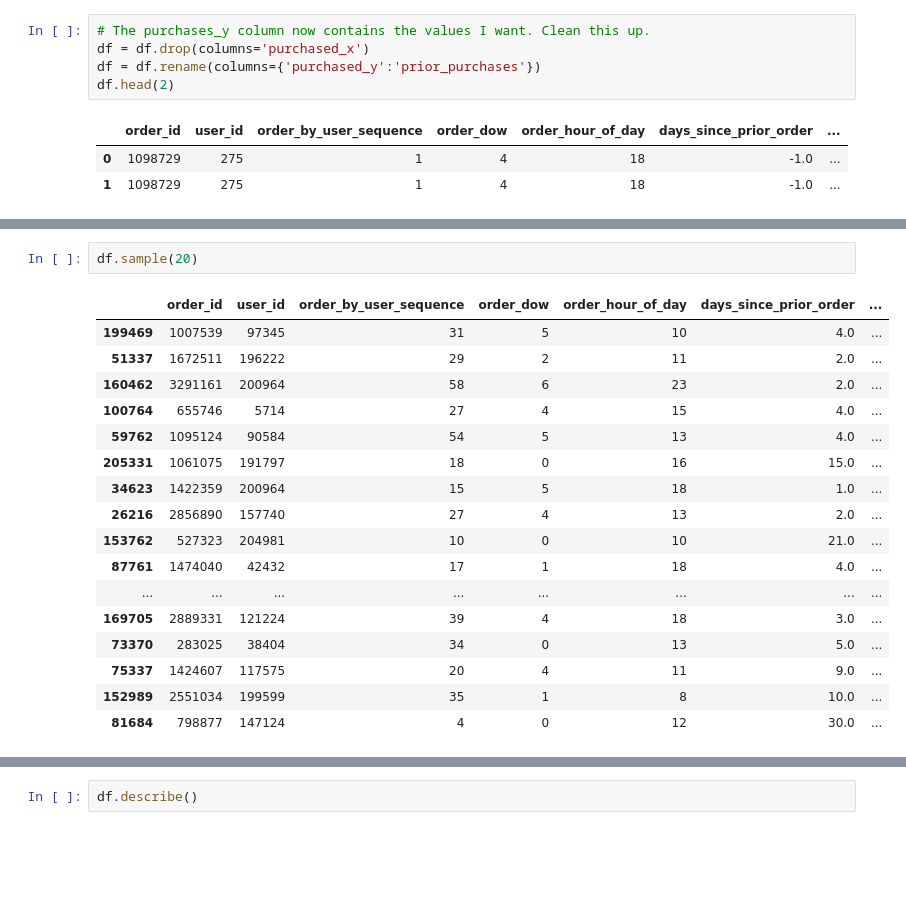
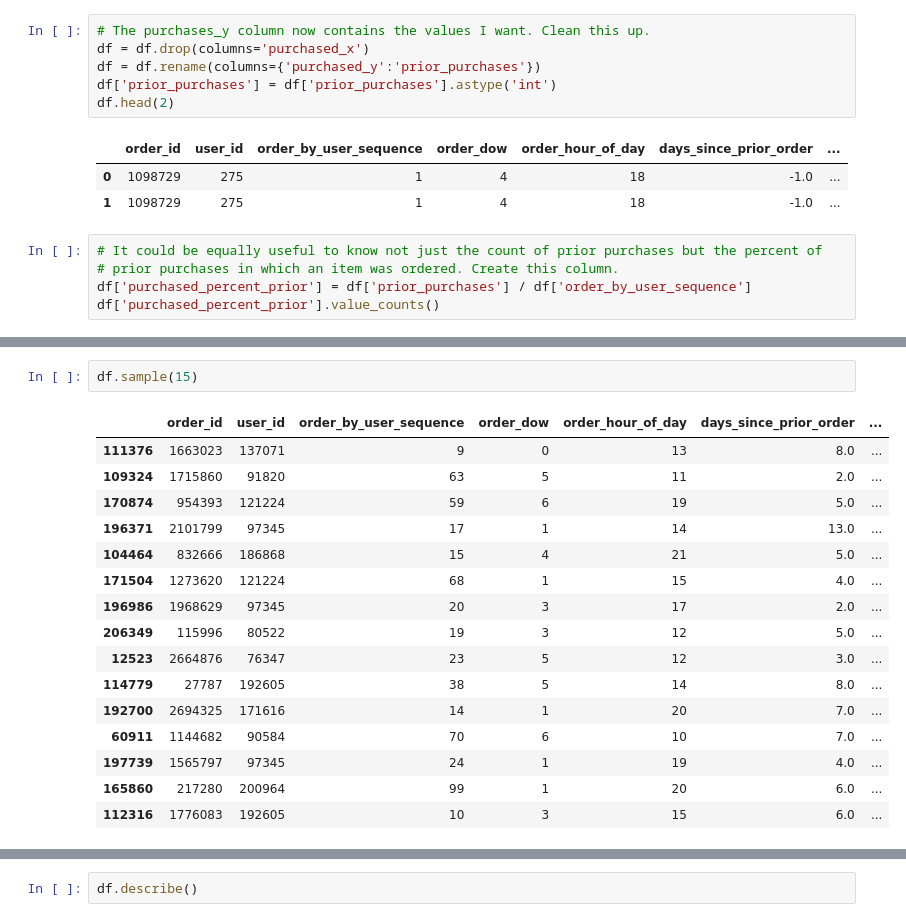
Before and after one commit to fractaldatalearning/Capstone2, a Jupyter notebook: notebooks/preprocessing2_feature_engineering.ipynb, the cells around one changed output, grey strips where cells are left out. Cells and saved outputs as stored; diff of their text form; blank space fills up the shorter version.

```diff
--- a/notebooks/preprocessing2_feature_engineering.ipynb
+++ b/notebooks/preprocessing2_feature_engineering.ipynb
@@ -142,8 +142,14 @@ df[(df['user_id']==60433)&(df['product_name']=='Arrowroot Starch/Flour')]
 # The purchases_y column now contains the values I want. Clean this up.
 df = df.drop(columns='purchased_x')
 df = df.rename(columns={'purchased_y':'prior_purchases'})
+df['prior_purchases'] = df['prior_purchases'].astype('int')
 df.head(2)
 # %% [output]
 |  | order_id | user_id | order_by_user_sequence | order_dow | order_hour_of_day | days_since_prior_order | ... |
 | 0 | 1098729 | 275 | 1 | 4 | 18 | -1.0 | ... |
 | 1 | 1098729 | 275 | 1 | 4 | 18 | -1.0 | ... |
+# %%
+# It could be equally useful to know not just the count of prior purchases but the percent of
+# prior purchases in which an item was ordered. Create this column.
+df['purchased_percent_prior'] = df['prior_purchases'] / df['order_by_user_sequence']
+df['purchased_percent_prior'].value_counts()
@@ -150,23 +169,22 @@ df.head(2)
 # %%
-df.sample(20)
+df.sample(15)
 # %% [output]
 |  | order_id | user_id | order_by_user_sequence | order_dow | order_hour_of_day | days_since_prior_order | ... |
-| 199469 | 1007539 | 97345 | 31 | 5 | 10 | 4.0 | ... |
-| 51337 | 1672511 | 196222 | 29 | 2 | 11 | 2.0 | ... |
-| 160462 | 3291161 | 200964 | 58 | 6 | 23 | 2.0 | ... |
-| 100764 | 655746 | 5714 | 27 | 4 | 15 | 4.0 | ... |
-| 59762 | 1095124 | 90584 | 54 | 5 | 13 | 4.0 | ... |
-| 205331 | 1061075 | 191797 | 18 | 0 | 16 | 15.0 | ... |
-| 34623 | 1422359 | 200964 | 15 | 5 | 18 | 1.0 | ... |
-| 26216 | 2856890 | 157740 | 27 | 4 | 13 | 2.0 | ... |
-| 153762 | 527323 | 204981 | 10 | 0 | 10 | 21.0 | ... |
-| 87761 | 1474040 | 42432 | 17 | 1 | 18 | 4.0 | ... |
-| ... | ... | ... | ... | ... | ... | ... | ... |
-| 169705 | 2889331 | 121224 | 39 | 4 | 18 | 3.0 | ... |
-| 73370 | 283025 | 38404 | 34 | 0 | 13 | 5.0 | ... |
-| 75337 | 1424607 | 117575 | 20 | 4 | 11 | 9.0 | ... |
-| 152989 | 2551034 | 199599 | 35 | 1 | 8 | 10.0 | ... |
-| 81684 | 798877 | 147124 | 4 | 0 | 12 | 30.0 | ... |
+| 111376 | 1663023 | 137071 | 9 | 0 | 13 | 8.0 | ... |
+| 109324 | 1715860 | 91820 | 63 | 5 | 11 | 2.0 | ... |
+| 170874 | 954393 | 121224 | 59 | 6 | 19 | 5.0 | ... |
+| 196371 | 2101799 | 97345 | 17 | 1 | 14 | 13.0 | ... |
+| 104464 | 832666 | 186868 | 15 | 4 | 21 | 5.0 | ... |
+| 171504 | 1273620 | 121224 | 68 | 1 | 15 | 4.0 | ... |
+| 196986 | 1968629 | 97345 | 20 | 3 | 17 | 2.0 | ... |
+| 206349 | 115996 | 80522 | 19 | 3 | 12 | 5.0 | ... |
+| 12523 | 2664876 | 76347 | 23 | 5 | 12 | 3.0 | ... |
+| 114779 | 27787 | 192605 | 38 | 5 | 14 | 8.0 | ... |
+| 192700 | 2694325 | 171616 | 14 | 1 | 20 | 7.0 | ... |
+| 60911 | 1144682 | 90584 | 70 | 6 | 10 | 7.0 | ... |
+| 197739 | 1565797 | 97345 | 24 | 1 | 19 | 4.0 | ... |
+| 165860 | 217280 | 200964 | 99 | 1 | 20 | 6.0 | ... |
+| 112316 | 1776083 | 192605 | 10 | 3 | 15 | 6.0 | ... |
 # %%
 df.info()
 # %% [output]
```
Also changed, not shown: parts of 8 cells of this notebook, 1 other file.
